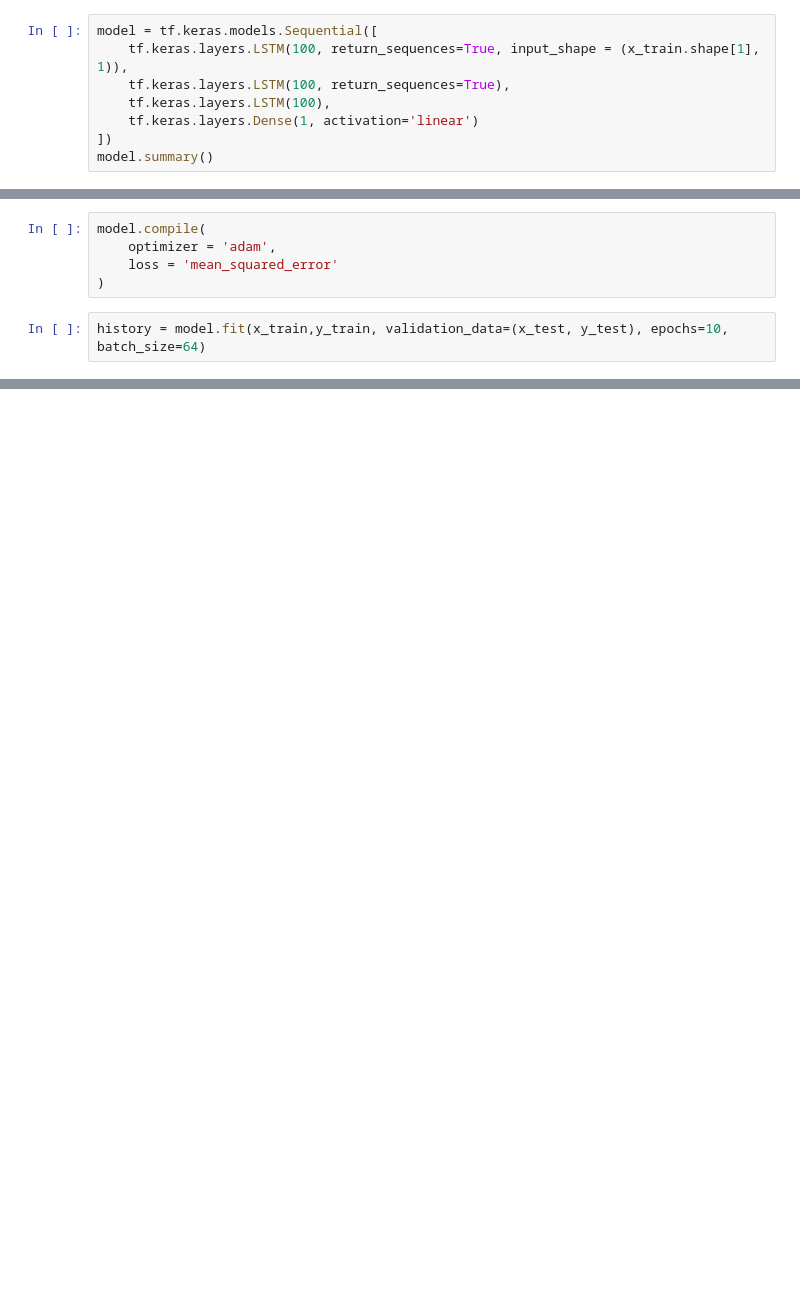
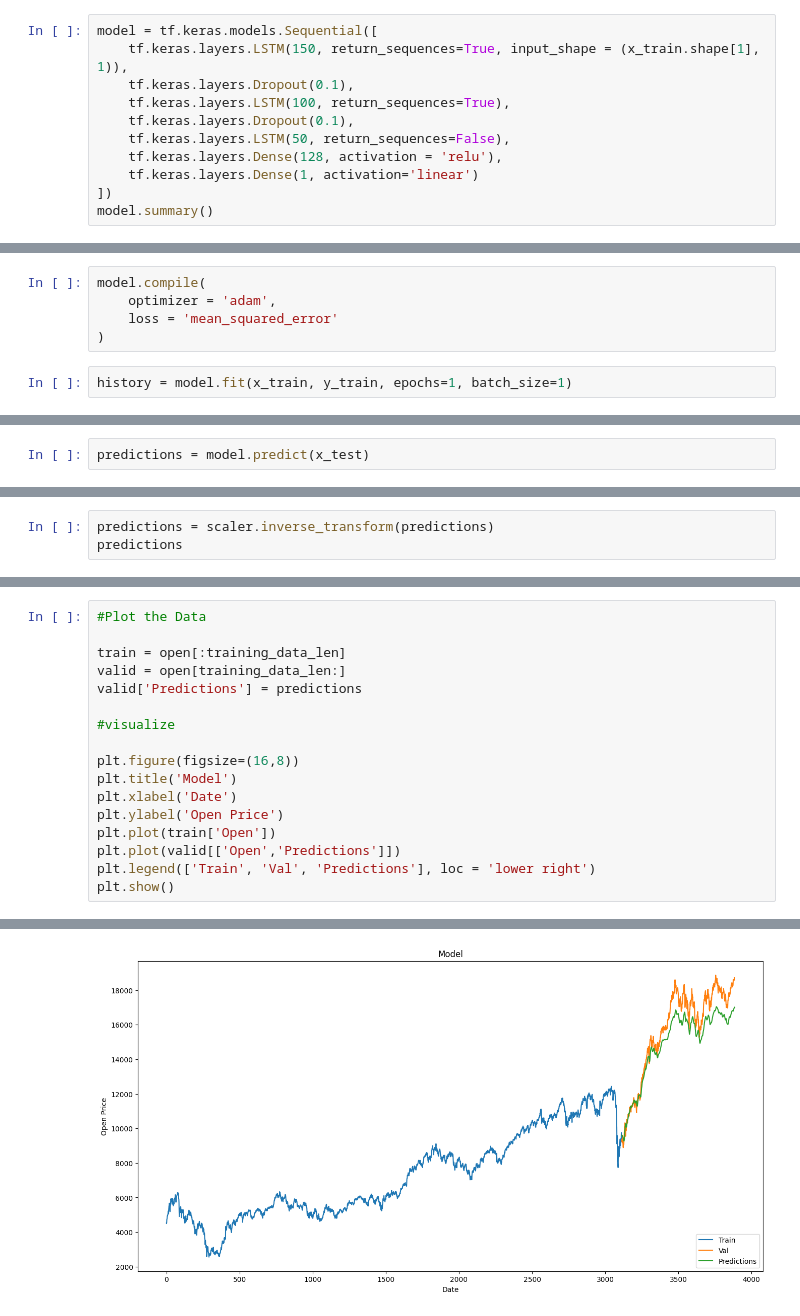
Before and after one commit to Investment-IQ/LSTM-Stock-Prediction-Models, a Jupyter notebook: Test LSTM/model1.ipynb, the cells around one changed output, grey strips where cells are left out. Drawn from its saved outputs; the diff is of its cells as text; blank space fills up the shorter version.

Commit message:
Model accuracy improved

```diff
--- a/Test LSTM/model1.ipynb
+++ b/Test LSTM/model1.ipynb
@@ -103,8 +175,11 @@ x_test.shape, x_train.shape
 # %%
 model = tf.keras.models.Sequential([
-    tf.keras.layers.LSTM(100, return_sequences=True, input_shape = (x_train.shape[1], 1)),
+    tf.keras.layers.LSTM(150, return_sequences=True, input_shape = (x_train.shape[1], 1)),
+    tf.keras.layers.Dropout(0.1),
     tf.keras.layers.LSTM(100, return_sequences=True),
-    tf.keras.layers.LSTM(100),
+    tf.keras.layers.Dropout(0.1),
+    tf.keras.layers.LSTM(50, return_sequences=False),
+    tf.keras.layers.Dense(128, activation = 'relu'),
     tf.keras.layers.Dense(1, activation='linear')
 ])
 model.summary()
@@ -132,5 +207,5 @@ model.compile(
     loss = 'mean_squared_error'
 )
 # %%
-history = model.fit(x_train,y_train, validation_data=(x_test, y_test), epochs=10, batch_size=64)
+history = model.fit(x_train, y_train, epochs=1, batch_size=1)
 # %% [output]
@@ -162,0 +213,2 @@ plt.plot(loss)
+# %%
+predictions = model.predict(x_test)
@@ -162,0 +237,3 @@ plt.plot(loss)
+# %%
+predictions = scaler.inverse_transform(predictions)
+predictions
@@ -162,0 +263,18 @@ plt.plot(loss)
+# %%
+#Plot the Data
+
+train = open[:training_data_len]
+valid = open[training_data_len:]
+valid['Predictions'] = predictions
+
+#visualize
+
+plt.figure(figsize=(16,8))
+plt.title('Model')
+plt.xlabel('Date')
+plt.ylabel('Open Price')
+plt.plot(train['Open'])
+plt.plot(valid[['Open','Predictions']])
+plt.legend(['Train', 'Val', 'Predictions'], loc = 'lower right')
+plt.show()
+# %% [output]
@@ -162,0 +286 @@ plt.plot(loss)
+[figure, added]
```
Also changed, not shown: parts of 30 cells of this notebook.
